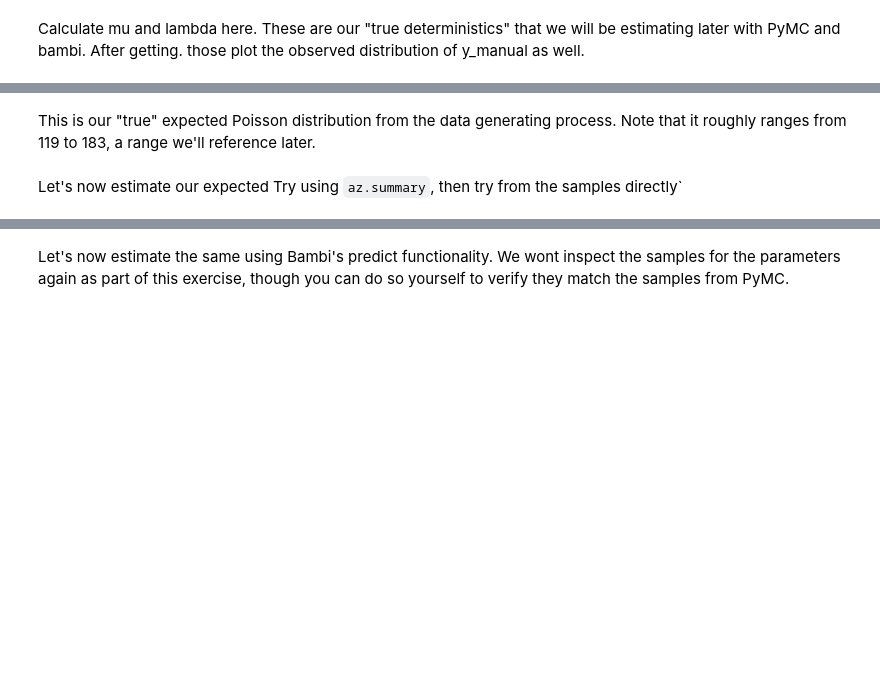
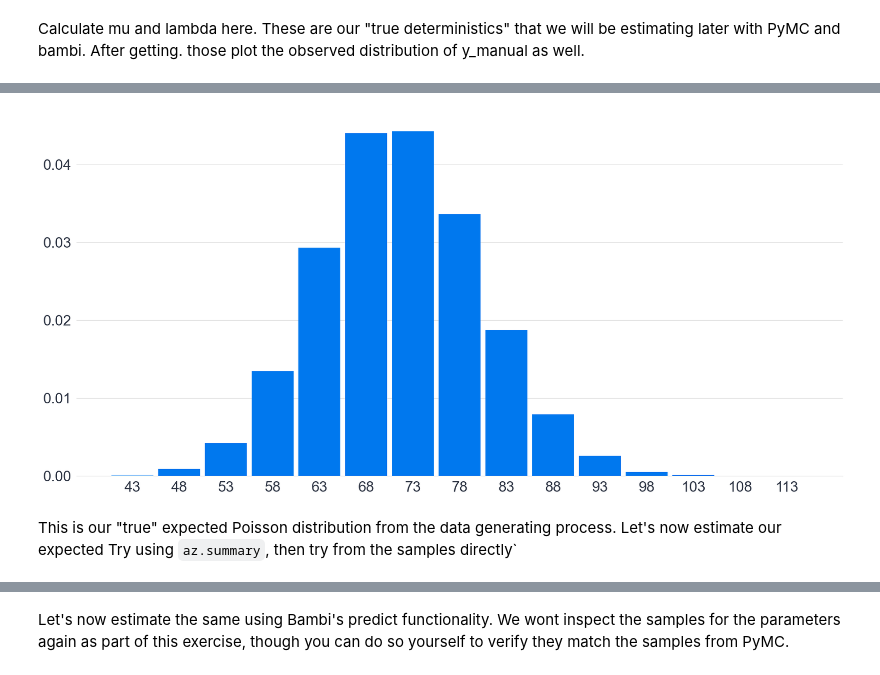
Before and after one commit to PetrBaca/AdvancedRegression, a Jupyter notebook: lesson_code/07_CountRegression/Lesson_07_Solutions.ipynb, the cells around one changed output, grey strips where cells are left out. Drawn from its saved outputs; the diff is of its cells as text; code cells hidden in the pictures; blank space fills up the shorter version.

```diff
--- a/lesson_code/07_CountRegression/Lesson_07_Solutions.ipynb
+++ b/lesson_code/07_CountRegression/Lesson_07_Solutions.ipynb
@@ -189,9 +189,10 @@ mu, _lambda, y_manual.mean()
 # %%
-#az.plot_dist(y_manual);
+az.plot_dist(y_manual);
+# %% [output]
+[figure, added]
 # %% [markdown]
-This is our "true" expected Poisson distribution from the data generating process. Note that it roughly ranges from 119 to 183, a range we'll reference later.
+This is our "true" expected Poisson distribution from the data generating process.
+Let's now estimate our expected Try using `az.summary`, then try from the samples directly`
-# %% [markdown]
-Let's now estimate our expected Try using `az.summary`, then try from the samples directly`
 # %%
 summary = az.summary(idata_bmb)
 summary
```
Also changed, not shown: parts of 15 cells of this notebook, 1 other file.
